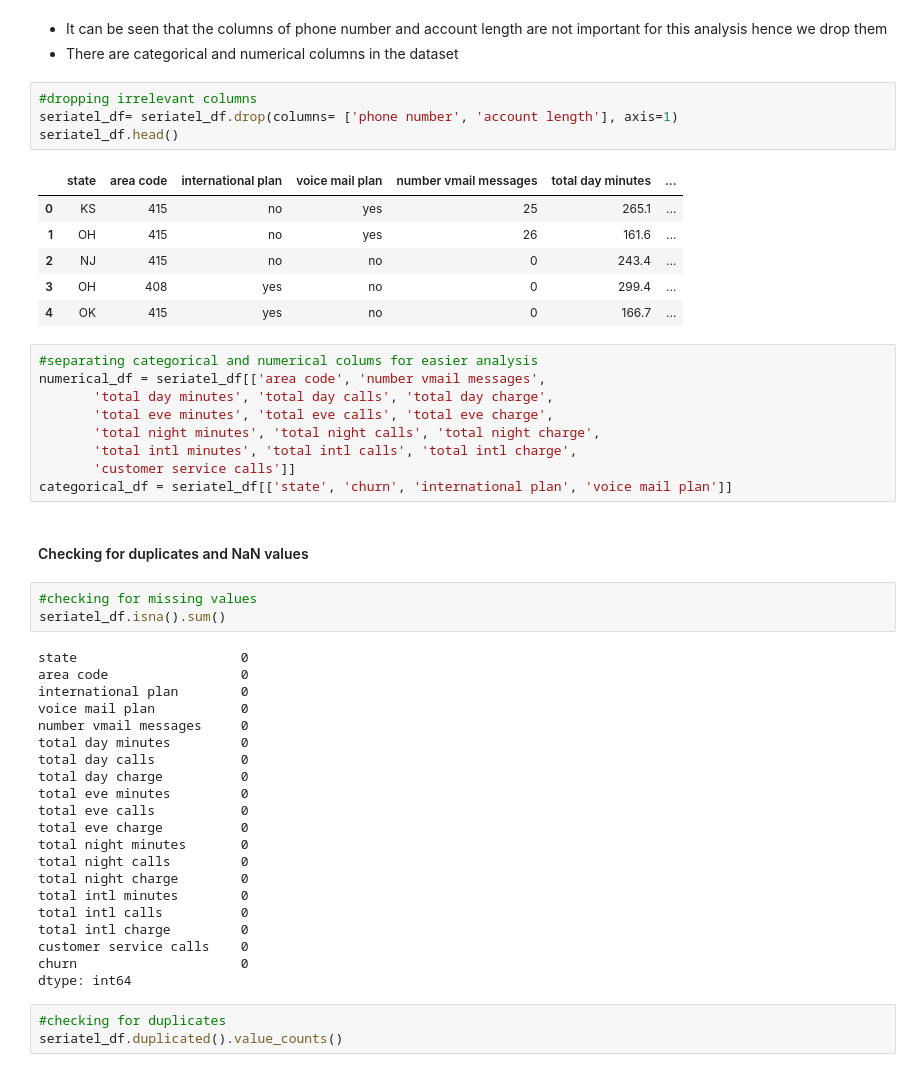
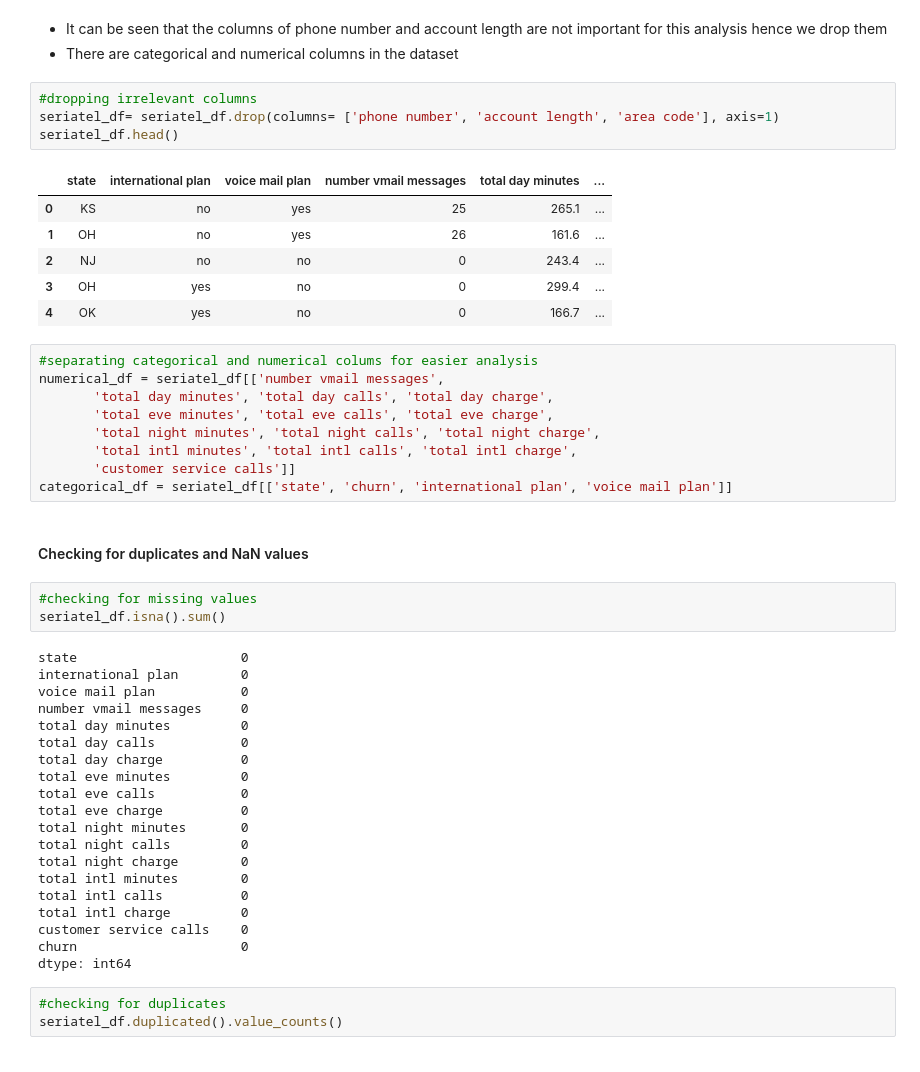
Before and after one commit to nelkemboi/dsc-phase-3-project-v2-3, a Jupyter notebook: customerchurn.ipynb, the cells around one changed output. Drawn from its saved outputs; the diff is of its cells as text.

```diff
--- a/customerchurn.ipynb
+++ b/customerchurn.ipynb
@@ -82,18 +83,18 @@ memory usage: 524.2+ KB
 * There are categorical and numerical columns in the dataset
 # %%
 #dropping irrelevant columns
-seriatel_df= seriatel_df.drop(columns= ['phone number', 'account length'], axis=1)
+seriatel_df= seriatel_df.drop(columns= ['phone number', 'account length', 'area code'], axis=1)
 seriatel_df.head()
 # %% [output]
-|  | state | area code | international plan | voice mail plan | number vmail messages | total day minutes | ... |
-| 0 | KS | 415 | no | yes | 25 | 265.1 | ... |
-| 1 | OH | 415 | no | yes | 26 | 161.6 | ... |
-| 2 | NJ | 415 | no | no | 0 | 243.4 | ... |
-| 3 | OH | 408 | yes | no | 0 | 299.4 | ... |
-| 4 | OK | 415 | yes | no | 0 | 166.7 | ... |
+|  | state | international plan | voice mail plan | number vmail messages | total day minutes | ... |
+| 0 | KS | no | yes | 25 | 265.1 | ... |
+| 1 | OH | no | yes | 26 | 161.6 | ... |
+| 2 | NJ | no | no | 0 | 243.4 | ... |
+| 3 | OH | yes | no | 0 | 299.4 | ... |
+| 4 | OK | yes | no | 0 | 166.7 | ... |
 # %%
 #separating categorical and numerical colums for easier analysis
-numerical_df = seriatel_df[['area code', 'number vmail messages',
+numerical_df = seriatel_df[['number vmail messages',
        'total day minutes', 'total day calls', 'total day charge',
        'total eve minutes', 'total eve calls', 'total eve charge',
        'total night minutes', 'total night calls', 'total night charge',
@@ -107,7 +108,6 @@ categorical_df = seriatel_df[['state', 'churn', 'international plan', 'voice mai
 seriatel_df.isna().sum()
 # %% [output]
 state                     0
-area code                 0
 international plan        0
 voice mail plan           0
 number vmail messages     0
```
Also changed, not shown: parts of 17 cells of this notebook.
